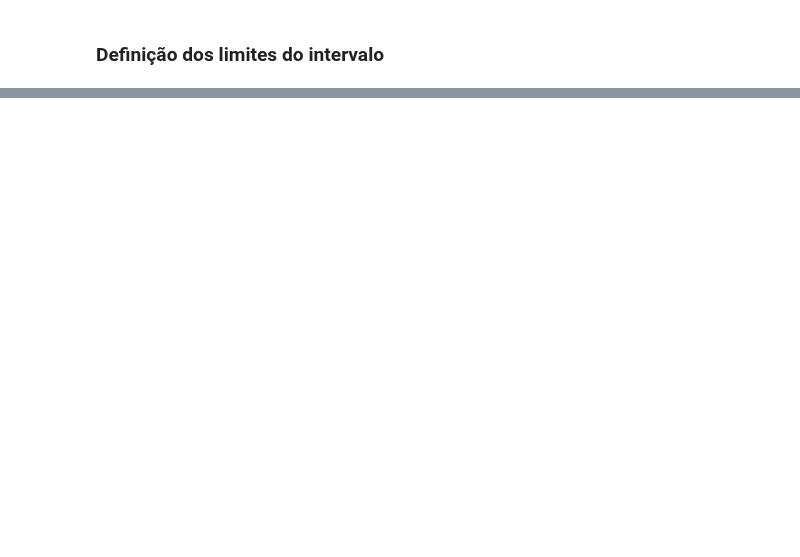
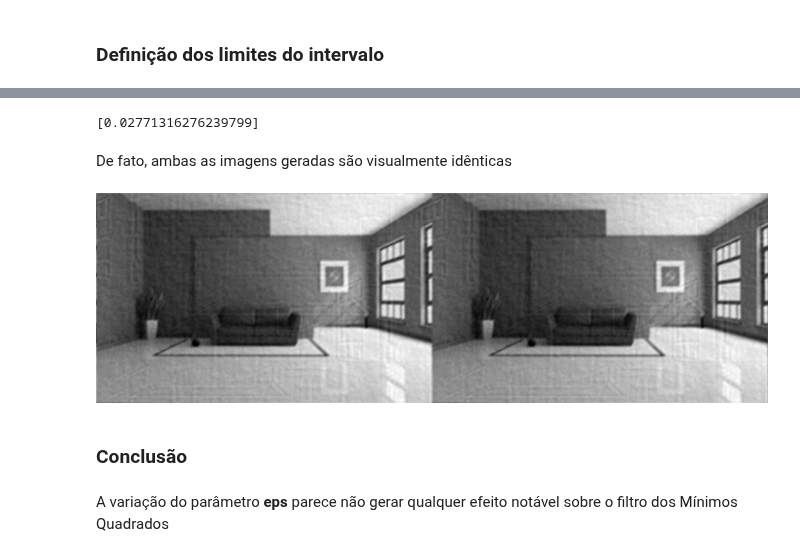
Before and after one commit to shl0mo/Computational_Photography, a Jupyter notebook: Image Restoration/Image_Restoration-LMS.ipynb, the cells around one changed output, grey strips where cells are left out. Saved outputs shown, nothing was run; the diff lists cells and outputs as text; code cells hidden in the pictures; blank space fills up the shorter version.

Commit message:
Image Restoration - LMS Filter - Evaluation of eps parameter variation

```diff
--- a/Image Restoration/Image_Restoration-LMS.ipynb
+++ b/Image Restoration/Image_Restoration-LMS.ipynb
@@ -280,0 +285,3 @@ Para encontrar o valor ótimo do parâmetro **eps** utilizamos a mesma estratég
+# %%
+restored_image_1 = leastSquareFilter(imgBlurNoisy, PSF, 0.00001, gamma=0.0016)
+cv2_imshow(restored_image_1)
@@ -280,0 +297,3 @@ Para encontrar o valor ótimo do parâmetro **eps** utilizamos a mesma estratég
+# %%
+restored_image_2 = leastSquareFilter(imgBlurNoisy, PSF, 1000, gamma=0.0016)
+cv2_imshow(restored_image_2)
@@ -280,0 +302,15 @@ Para encontrar o valor ótimo do parâmetro **eps** utilizamos a mesma estratég
+# %%
+results = RMSE_evaluation(image, [restored_image_2])
+results
+# %% [output]
+[0.02771316276239799]
+# %% [markdown]
+De fato, ambas as imagens geradas são visualmente idênticas
+# %%
+cv2_imshow(np.hstack((restored_image_1, restored_image_2)))
+# %% [output]
+[figure, added]
+# %% [markdown]
+### Conclusão
+# %% [markdown]
+A variação do parâmetro **eps** parece não gerar qualquer efeito notável sobre o filtro dos Mínimos Quadrados
```
Also changed, not shown: parts of 7 cells of this notebook.
